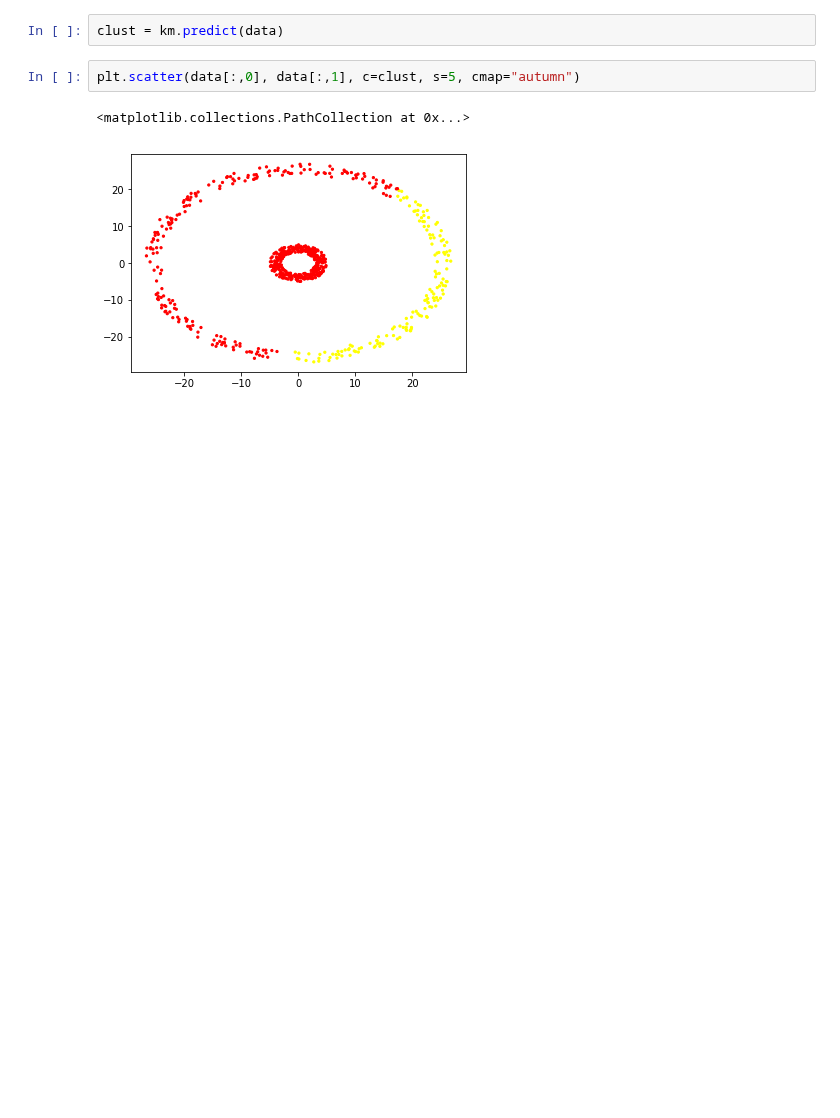
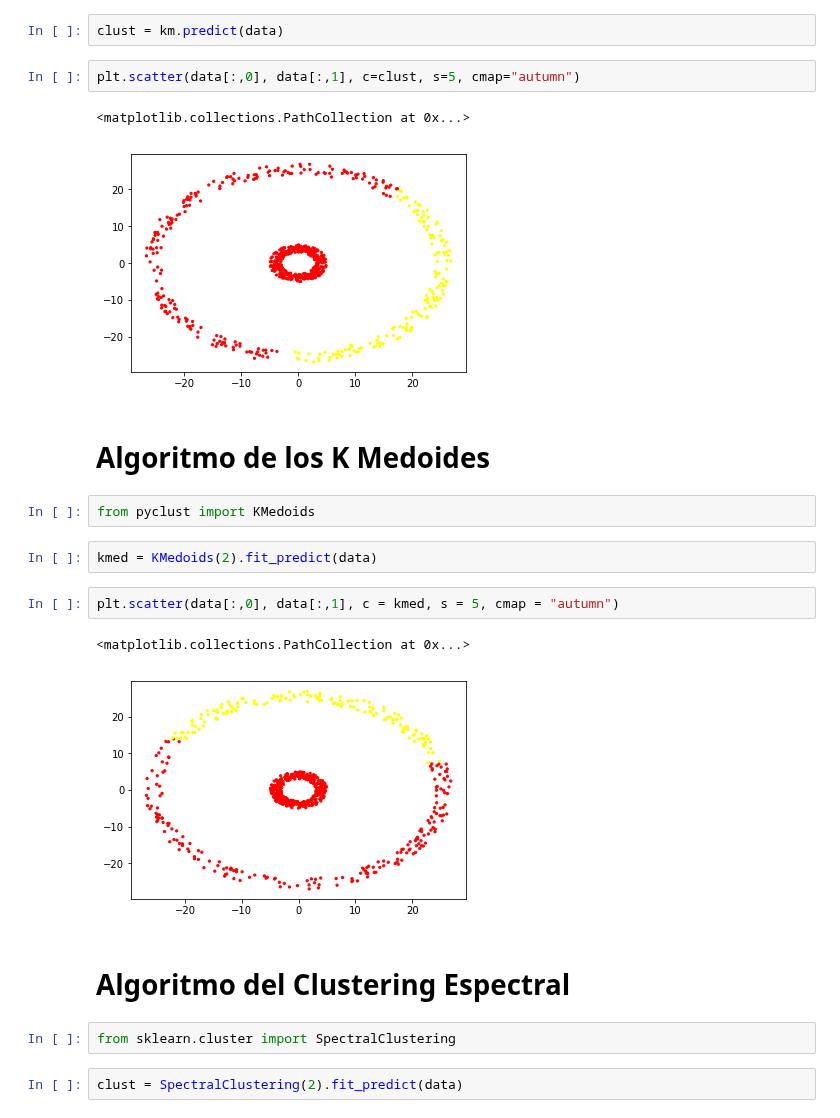
Before and after one commit to DGV1995/Machine-Learning-Data-Science, a Jupyter notebook: My notebooks/T6 - 7 - K Medoides.ipynb, the cells around one changed output. Saved outputs shown, nothing was run; the diff lists cells and outputs as text; blank space fills up the shorter version.

```diff
--- a/My notebooks/T6 - 7 - K Medoides.ipynb
+++ b/My notebooks/T6 - 7 - K Medoides.ipynb
@@ -37,3 +38,20 @@ plt.scatter(data[:,0], data[:,1], c=clust, s=5, cmap="autumn")
 # %% [output]
 <matplotlib.collections.PathCollection at 0x...>
 [figure]
+# %% [markdown]
+# Algoritmo de los K Medoides
+# %%
+from pyclust import KMedoids
+# %%
+kmed = KMedoids(2).fit_predict(data)
+# %%
+plt.scatter(data[:,0], data[:,1], c = kmed, s = 5, cmap = "autumn")
+# %% [output]
+<matplotlib.collections.PathCollection at 0x...>
+[figure, added]
+# %% [markdown]
+# Algoritmo del Clustering Espectral
+# %%
+from sklearn.cluster import SpectralClustering
+# %%
+clust = SpectralClustering(2).fit_predict(data)
```
Also changed, not shown: parts of 4 cells of this notebook, 1 other file.
